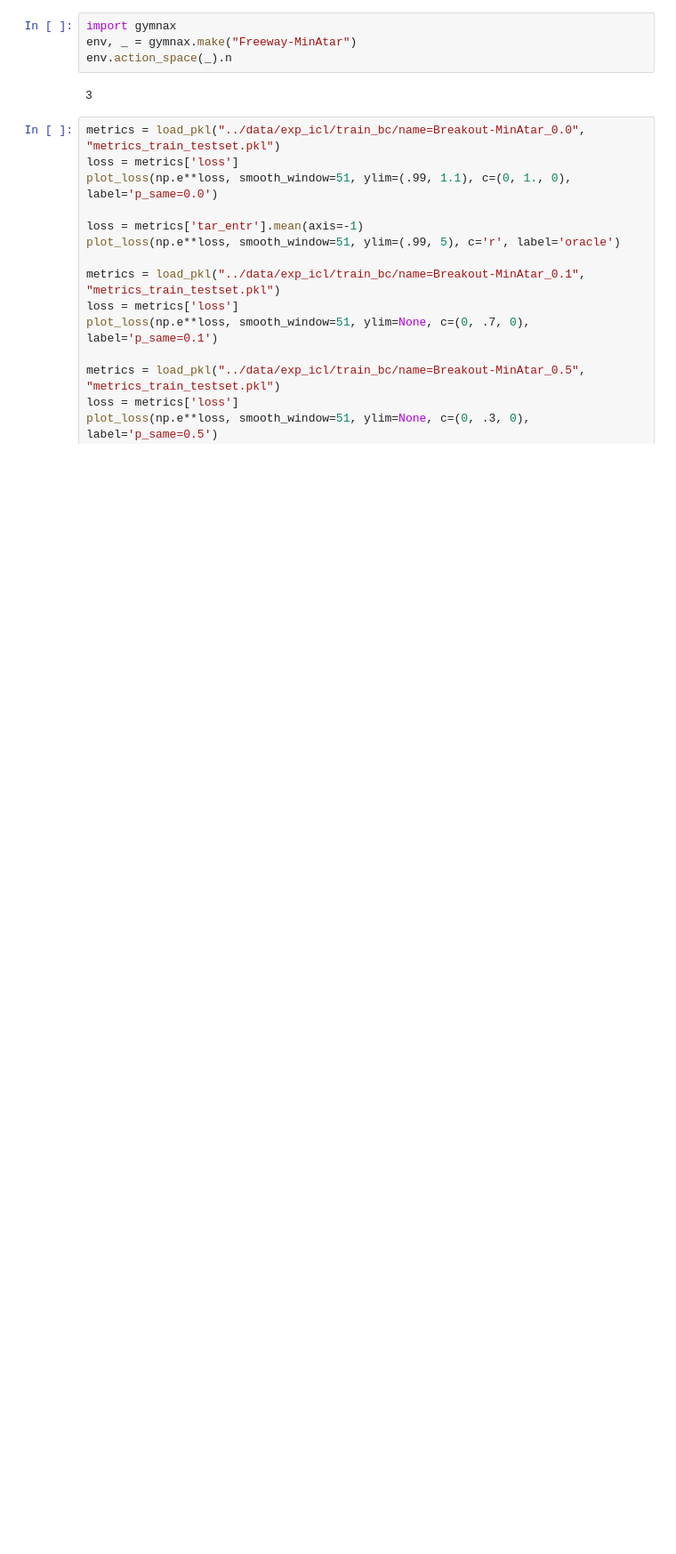
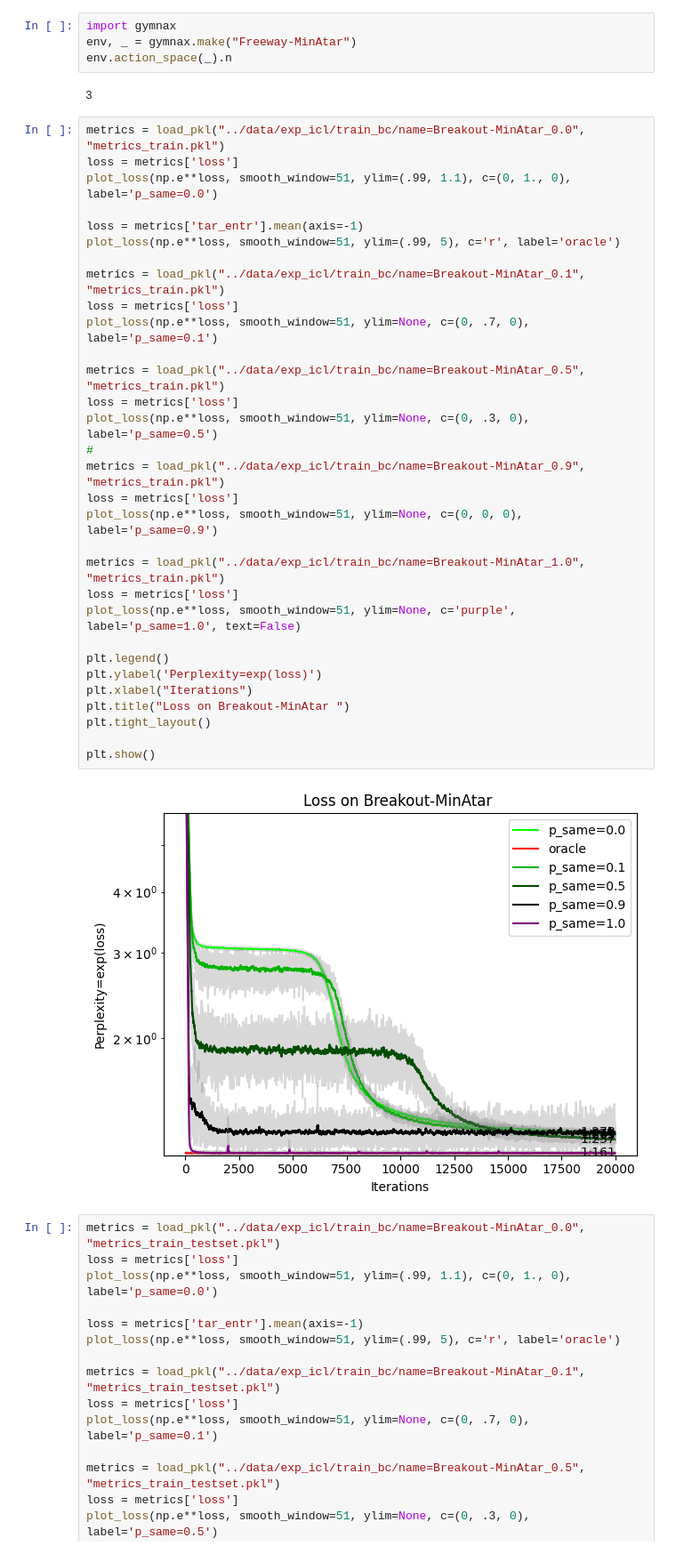
Before and after one commit to akarshkumar0101/synthetic-mdps, a Jupyter notebook: src/viz_final.ipynb, the cells around one changed output. Shown at 89% size. Cells and saved outputs as stored; diff of their text form; blank space fills up the shorter version.

```diff
--- a/src/viz_final.ipynb
+++ b/src/viz_final.ipynb
@@ -69,6 +71,39 @@ env, _ = gymnax.make("Freeway-MinAtar")
 env.action_space(_).n
 # %% [output]
 3
+# %%
+metrics = load_pkl("../data/exp_icl/train_bc/name=Breakout-MinAtar_0.0", "metrics_train.pkl")
+loss = metrics['loss']
+plot_loss(np.e**loss, smooth_window=51, ylim=(.99, 1.1), c=(0, 1., 0), label='p_same=0.0')
+
+loss = metrics['tar_entr'].mean(axis=-1)
+plot_loss(np.e**loss, smooth_window=51, ylim=(.99, 5), c='r', label='oracle')
+
+metrics = load_pkl("../data/exp_icl/train_bc/name=Breakout-MinAtar_0.1", "metrics_train.pkl")
+loss = metrics['loss']
+plot_loss(np.e**loss, smooth_window=51, ylim=None, c=(0, .7, 0), label='p_same=0.1')
+
+metrics = load_pkl("../data/exp_icl/train_bc/name=Breakout-MinAtar_0.5", "metrics_train.pkl")
+loss = metrics['loss']
+plot_loss(np.e**loss, smooth_window=51, ylim=None, c=(0, .3, 0), label='p_same=0.5')
+#
+metrics = load_pkl("../data/exp_icl/train_bc/name=Breakout-MinAtar_0.9", "metrics_train.pkl")
+loss = metrics['loss']
+plot_loss(np.e**loss, smooth_window=51, ylim=None, c=(0, 0, 0), label='p_same=0.9')
+
+metrics = load_pkl("../data/exp_icl/train_bc/name=Breakout-MinAtar_1.0", "metrics_train.pkl")
+loss = metrics['loss']
+plot_loss(np.e**loss, smooth_window=51, ylim=None, c='purple', label='p_same=1.0', text=False)
+
+plt.legend()
+plt.ylabel('Perplexity=exp(loss)')
+plt.xlabel("Iterations")
+plt.title("Loss on Breakout-MinAtar ")
+plt.tight_layout()
+
+plt.show()
+# %% [output]
+[figure, added]
 # %%
 metrics = load_pkl("../data/exp_icl/train_bc/name=Breakout-MinAtar_0.0", "metrics_train_testset.pkl")
 loss = metrics['loss']
```
Also changed, not shown: parts of 10 cells of this notebook, 19 other files.
